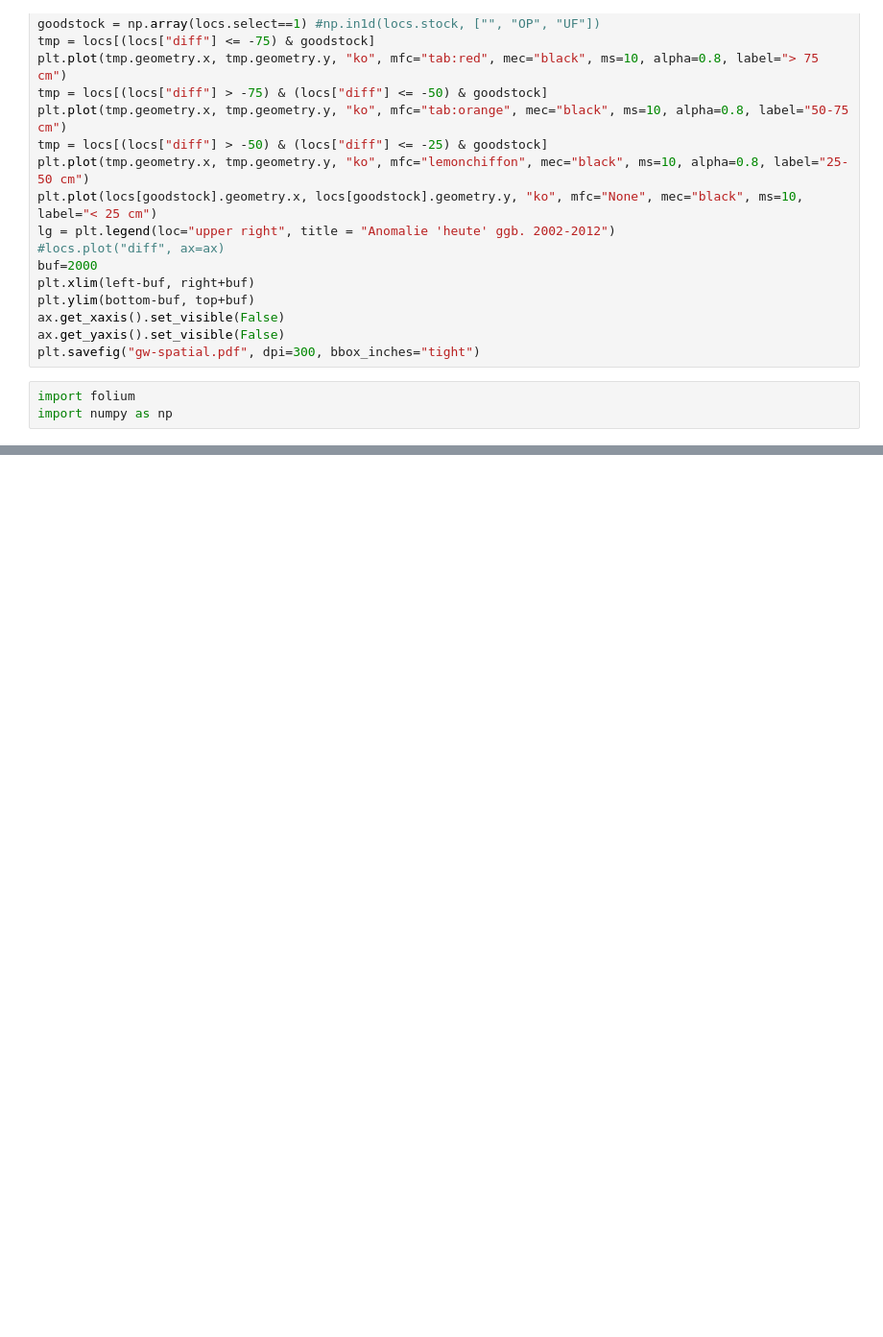
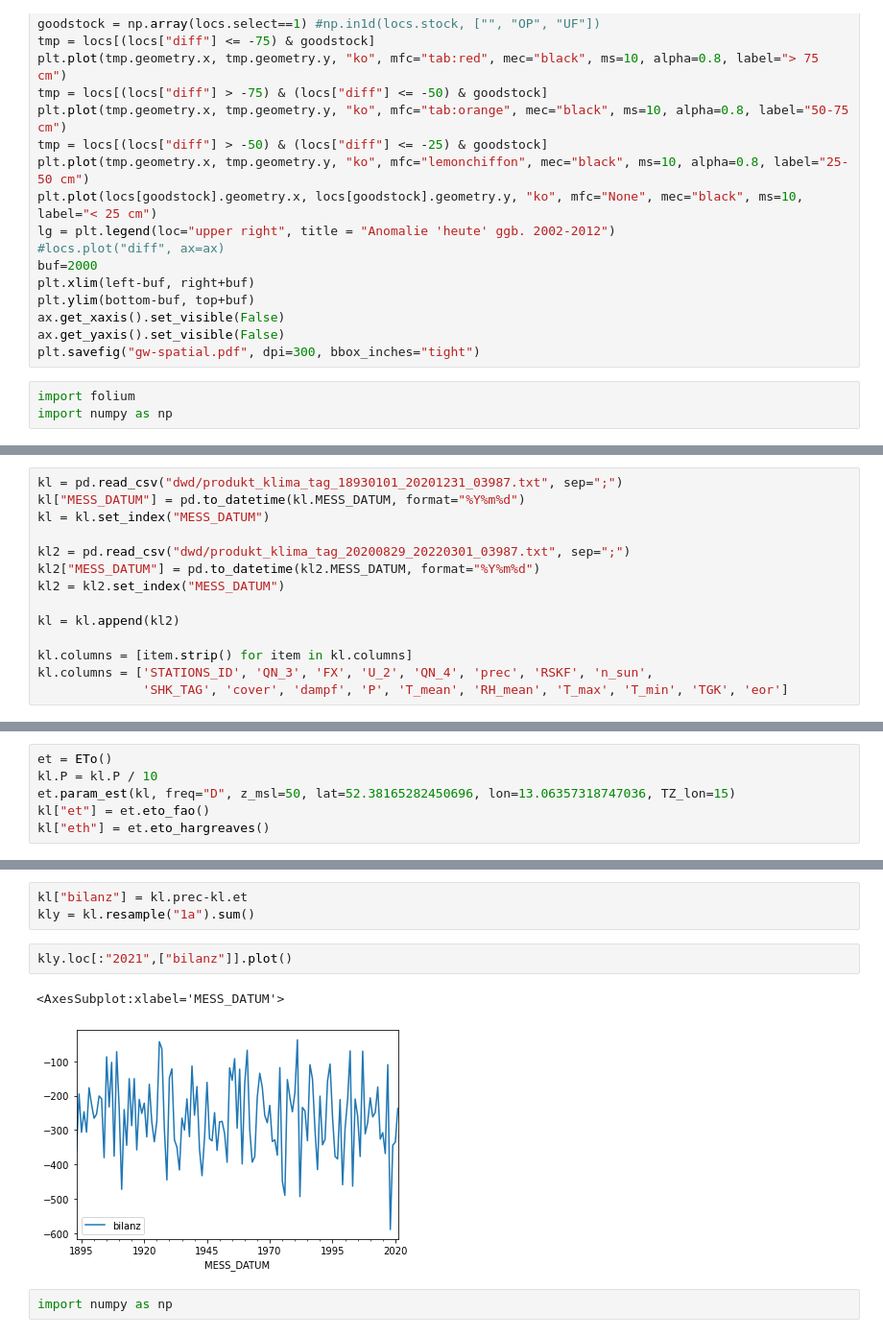
Before and after one commit to heistermann/gw-bb, a Jupyter notebook: index.ipynb, the cells around one changed output, grey strips where cells are left out. Shown at 96% size. Cells and saved outputs as stored; diff of their text form; blank space fills up the shorter version.

```diff
--- a/index.ipynb
+++ b/index.ipynb
@@ -258,0 +267,14 @@ m
+# %%
+kl = pd.read_csv("dwd/produkt_klima_tag_18930101_20201231_03987.txt", sep=";")
+kl["MESS_DATUM"] = pd.to_datetime(kl.MESS_DATUM, format="%Y%m%d")
+kl = kl.set_index("MESS_DATUM")
+
+kl2 = pd.read_csv("dwd/produkt_klima_tag_20200829_20220301_03987.txt", sep=";")
+kl2["MESS_DATUM"] = pd.to_datetime(kl2.MESS_DATUM, format="%Y%m%d")
+kl2 = kl2.set_index("MESS_DATUM")
+
+kl = kl.append(kl2)
+
+kl.columns = [item.strip() for item in kl.columns]
+kl.columns = ['STATIONS_ID', 'QN_3', 'FX', 'U_2', 'QN_4', 'prec', 'RSKF', 'n_sun',
+              'SHK_TAG', 'cover', 'dampf', 'P', 'T_mean', 'RH_mean', 'T_max', 'T_min', 'TGK', 'eor']
@@ -258,0 +283,6 @@ m
+# %%
+et = ETo()
+kl.P = kl.P / 10
+et.param_est(kl, freq="D", z_msl=50, lat=52.38165282450696, lon=13.06357318747036, TZ_lon=15)
+kl["et"] = et.eto_fao()
+kl["eth"] = et.eto_hargreaves()
@@ -258,0 +302,10 @@ m
+# %%
+kl["bilanz"] = kl.prec-kl.et
+kly = kl.resample("1a").sum()
+# %%
+kly.loc[:"2021",["bilanz"]].plot()
+# %% [output]
+<AxesSubplot:xlabel='MESS_DATUM'>
+[figure, added]
+# %%
+import numpy as np
```
Also changed, not shown: parts of 28 cells of this notebook, 5 other files.
